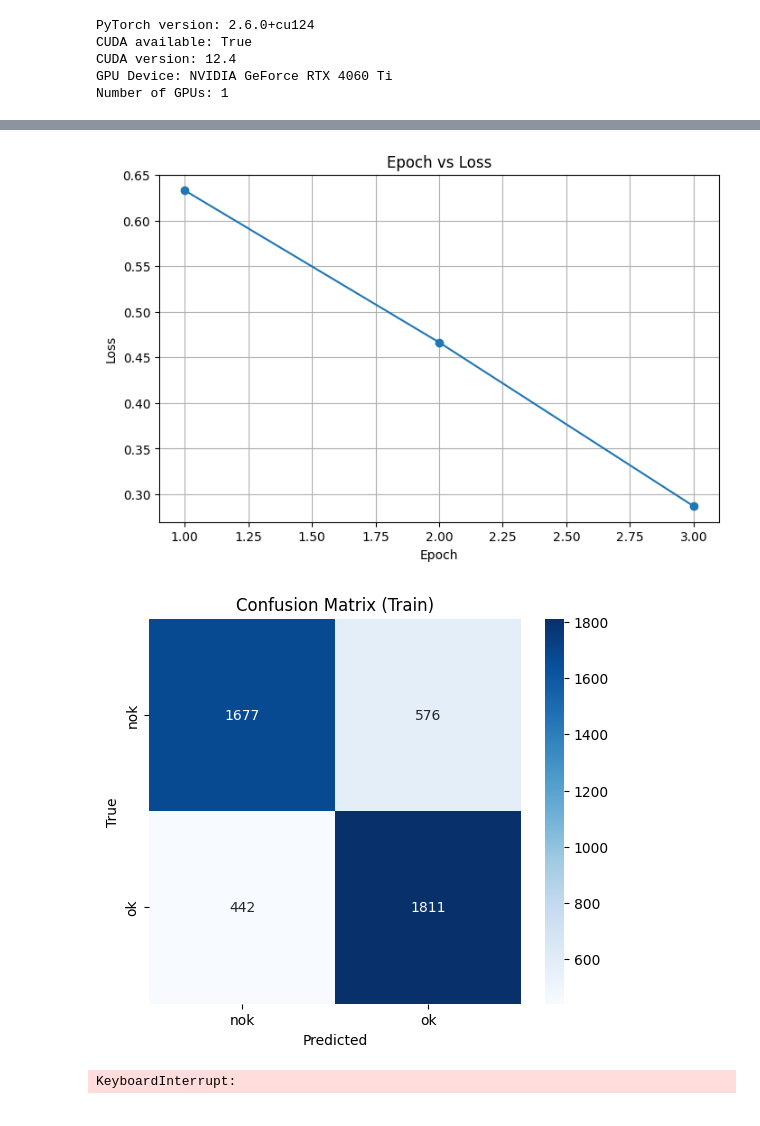
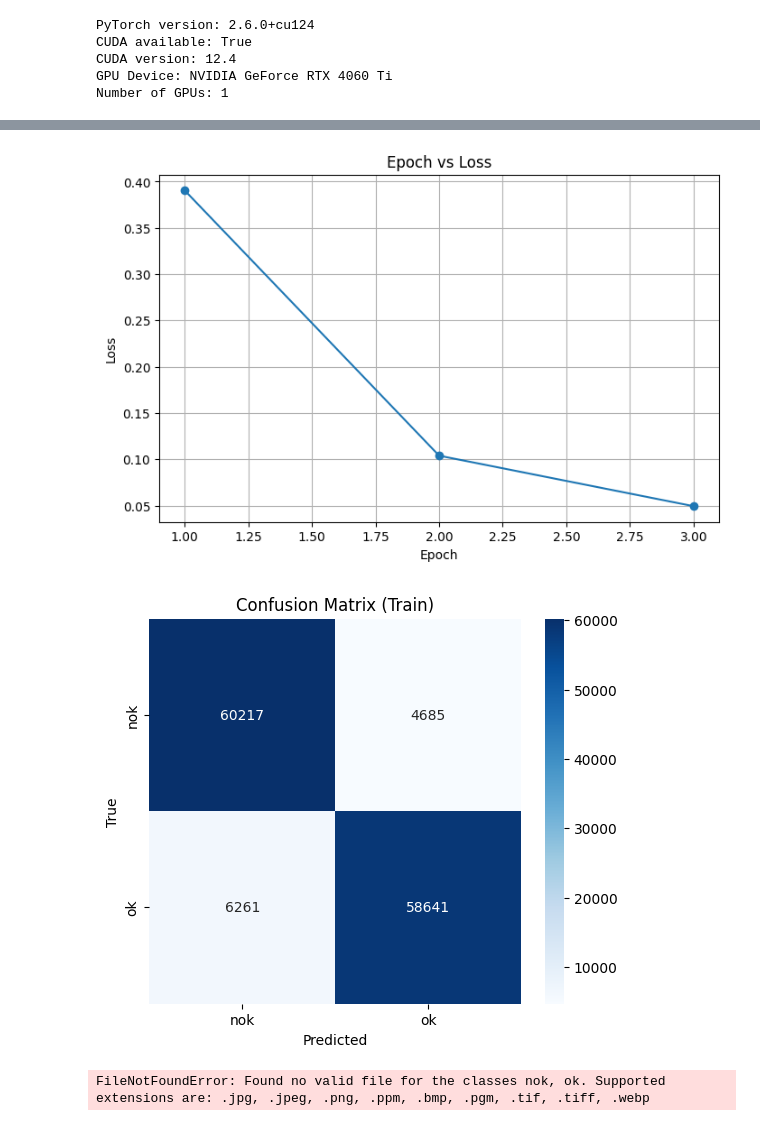
Before and after one commit to FurquanMobeen/gass_GASSY, a Jupyter notebook: ConvNext/training.ipynb, the cells around one changed output, grey strips where cells are left out. Drawn from its saved outputs; the diff is of its cells as text; code cells hidden in the pictures.

```diff
--- a/ConvNext/training.ipynb
+++ b/ConvNext/training.ipynb
@@ -28,7 +31,7 @@ import matplotlib.pyplot as plt
 import seaborn as sns
 
 # Paths
-train_dir = 'training-data'
+train_dir = '../frames/all-frames-data-set'  # Use the correct path for all-frames-data-set
 
 # Data transforms
 transform = transforms.Compose([
@@ -113,5 +119,5 @@ Training complete. Model saved as convnextv2_base_trained.pth
-[figure, old version]
+[figure, new version]
-[figure, old version]
+[figure, new version]
 # %%
 import os
 import torch
@@ -201,4 +207,4 @@ plt.xlabel('Predicted')
 plt.ylabel('True')
 plt.show()
 # %% [output]
-KeyboardInterrupt:
+FileNotFoundError: Found no valid file for the classes nok, ok. Supported extensions are: .jpg, .jpeg, .png, .ppm, .bmp, .pgm, .tif, .tiff, .webp
```
Also changed, not shown: parts of 4 cells of this notebook, 3 other files.
